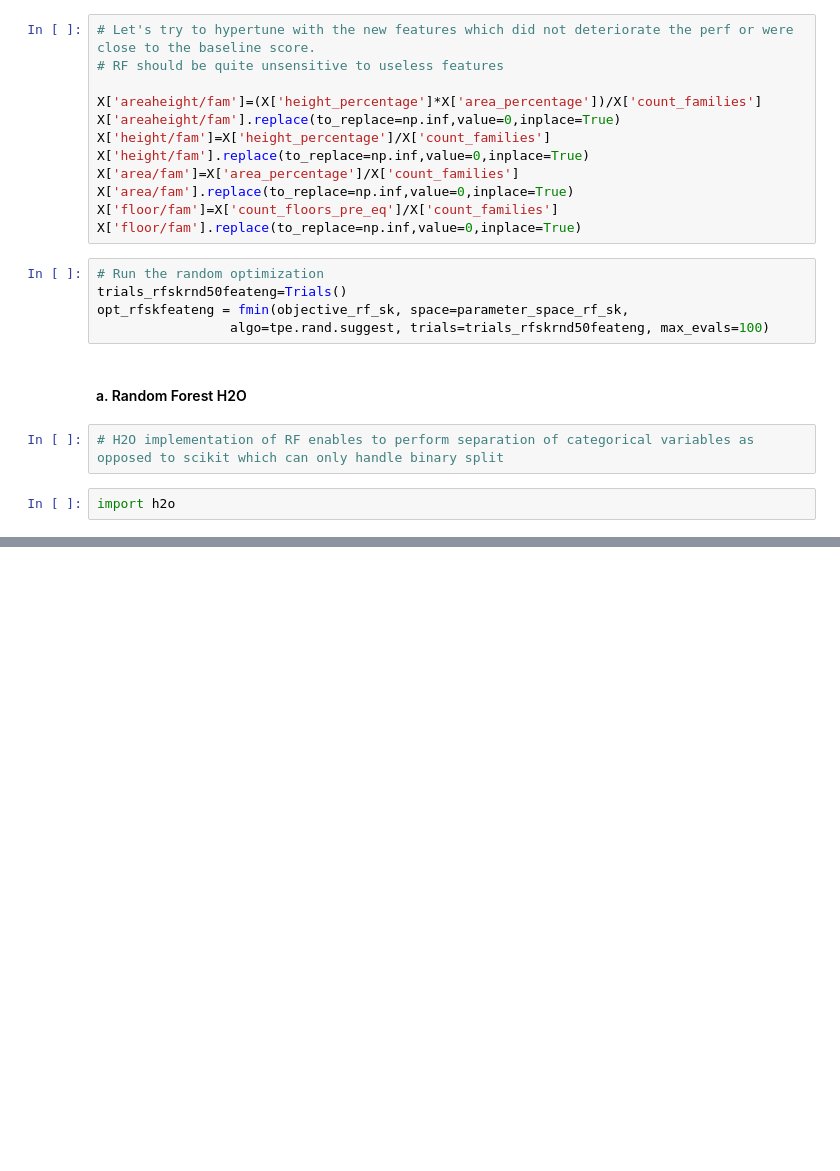
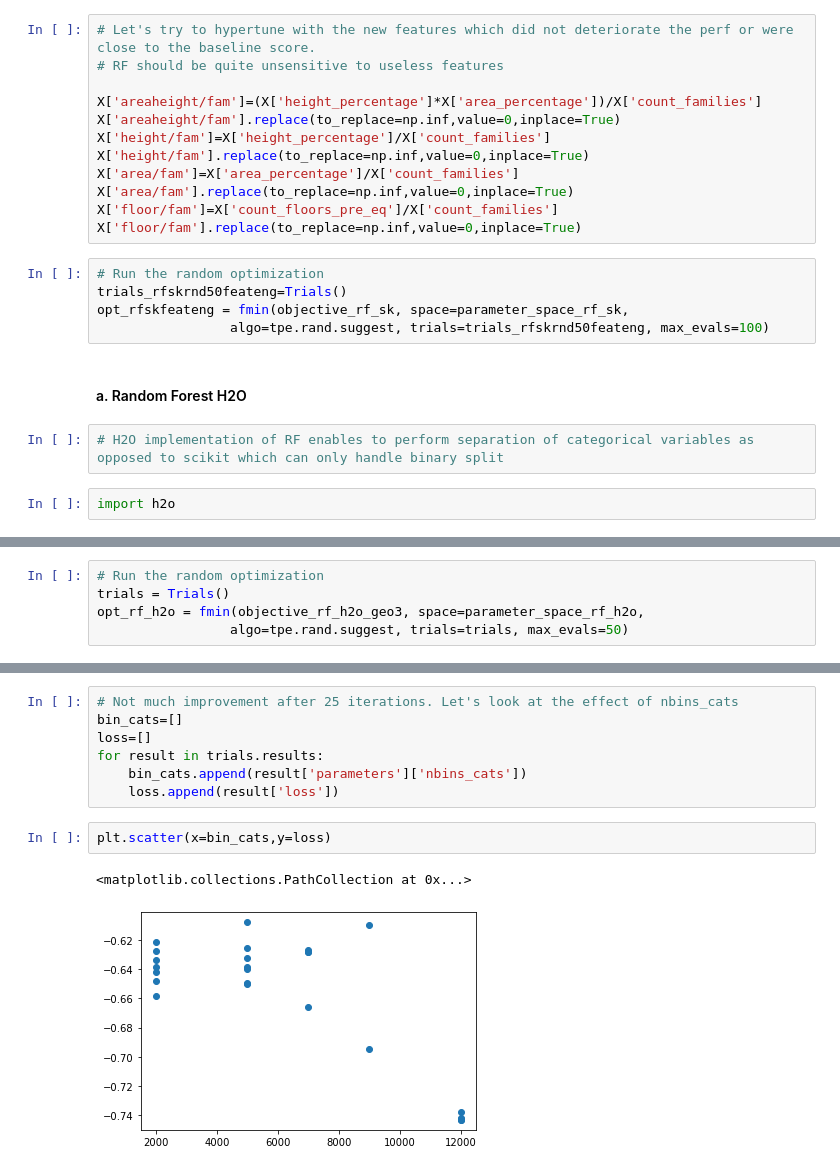
Before and after one commit to MarinPetel/Richter_predictor, a Jupyter notebook: Richter Predictor.ipynb, the cells around one changed output, grey strips where cells are left out. Cells and saved outputs as stored; diff of their text form; blank space fills up the shorter version.

```diff
--- a/Richter Predictor.ipynb
+++ b/Richter Predictor.ipynb
@@ -549,0 +920,5 @@ drf prediction progress: |██████████████████
+# %%
+# Run the random optimization
+trials = Trials()
+opt_rf_h2o = fmin(objective_rf_h2o_geo3, space=parameter_space_rf_h2o,
+                 algo=tpe.rand.suggest, trials=trials, max_evals=50)
@@ -549,0 +1131,12 @@ drf prediction progress: |██████████████████
+# %%
+# Not much improvement after 25 iterations. Let's look at the effect of nbins_cats
+bin_cats=[]
+loss=[]
+for result in trials.results:
+    bin_cats.append(result['parameters']['nbins_cats'])
+    loss.append(result['loss'])
+# %%
+plt.scatter(x=bin_cats,y=loss)
+# %% [output]
+<matplotlib.collections.PathCollection at 0x...>
+[figure, added]
```
Also changed, not shown: parts of 19 cells of this notebook.
